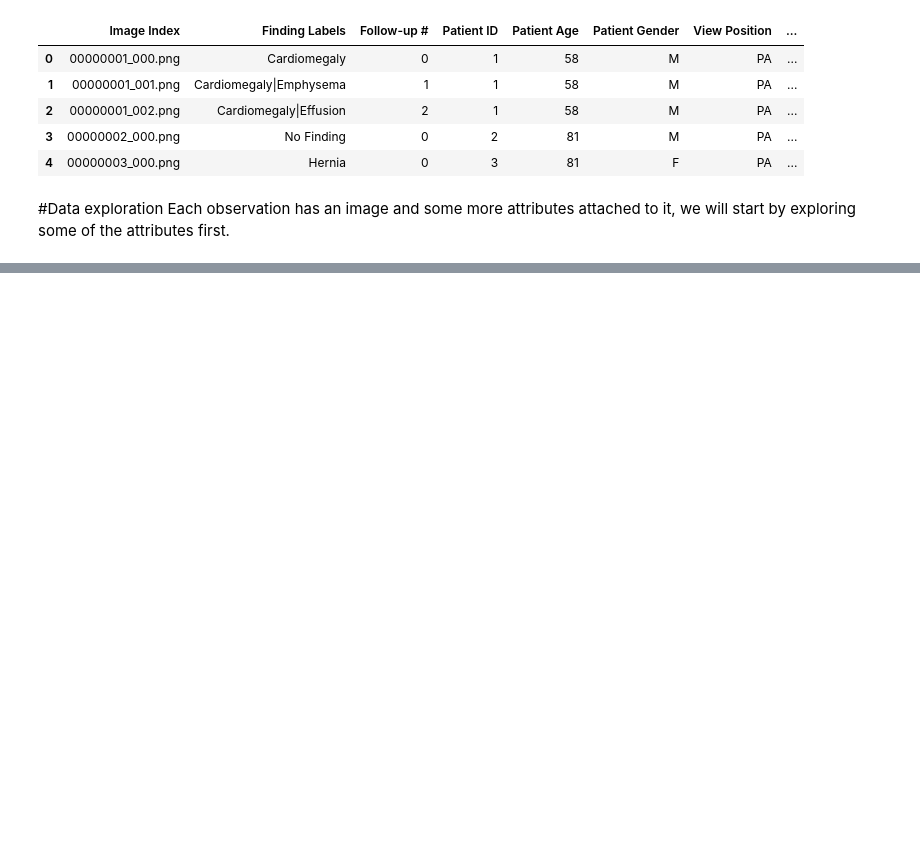
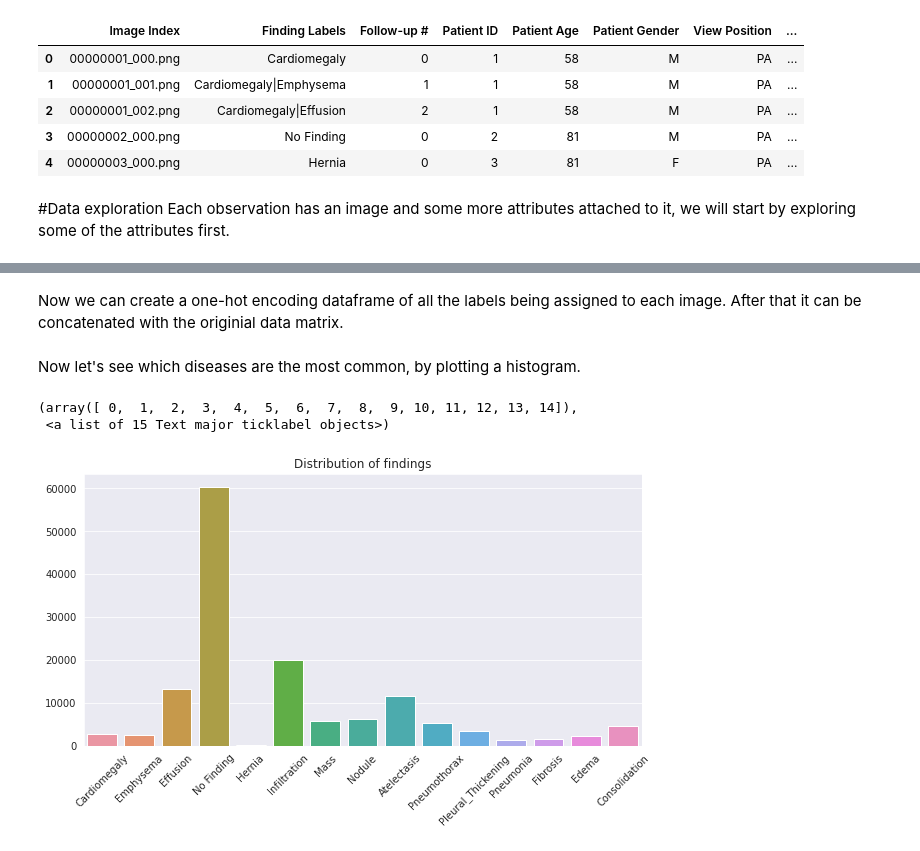
Before and after one commit to yeric1789/CMSC320_Final_Project, a Jupyter notebook: NoteBookFinalProject.ipynb, the cells around one changed output, grey strips where cells are left out. Drawn from its saved outputs; the diff is of its cells as text; code cells hidden in the pictures; blank space fills up the shorter version.

Commit message:
Created plots, one-hot encoding + small adjustments

```diff
--- a/NoteBookFinalProject.ipynb
+++ b/NoteBookFinalProject.ipynb
@@ -5,6 +5,8 @@ import pandas as pd
 import numpy as np
 import seaborn as sns
 from matplotlib import pyplot as plt
+# %%
+sns.set_style("darkgrid")
 # %% [markdown]
 #Loading the data
 # %%
@@ -37,3 +39,15 @@ data.describe()
 | 50% | 3.000000 | 13993.000000 | 49.000000 | 2518.000000 | 2544.000000 | 0.143000 | 0.143000 | ... |
 | 75% | 10.000000 | 20673.000000 | 59.000000 | 2992.000000 | 2991.000000 | 0.168000 | 0.168000 | ... |
 | max | 183.000000 | 30805.000000 | 414.000000 | 3827.000000 | 4715.000000 | 0.198800 | 0.198800 | ... |
+# %%
+overview = {}
+for idx, des in enumerate(data['Finding Labels'].unique()):
+  findings = des.split('|')
+  data['Finding Labels'][idx] = findings
+
+  # Get an overview of how many conditions we are working with
+  for j in findings:
+    if j in overview.keys():
+      overview[j] += 1
+    else:
+      overview[j] = 1
@@ -39,0 +66,11 @@ data.describe()
+# %%
+data['Finding Labels'] = data.apply(lambda x: x['Finding Labels'].split('|'),axis = 1)
+
+# Count the different
+overview = {}
+for findings in data['Finding Labels']:
+  for j in findings:
+    if j in overview.keys():
+      overview[j] += 1
+    else:
+      overview[j] = 1
@@ -39,0 +95,2 @@ data.describe()
+# %% [markdown]
+Now we can create a one-hot encoding dataframe of all the labels being assigned to each image. After that it can be concatenated with the originial data matrix.
@@ -39,0 +104,13 @@ data.describe()
+# %% [markdown]
+Now let's see which diseases are the most common, by plotting a histogram.
+# %%
+plt.rcParams["figure.figsize"] = (10,5)
+x = list(overview.keys())
+y = list(overview.values())
+sns.barplot(x,y)
+plt.title('Distribution of findings')
+plt.xticks(rotation=45)
+# %% [output]
+(array([ 0,  1,  2,  3,  4,  5,  6,  7,  8,  9, 10, 11, 12, 13, 14]),
+ <a list of 15 Text major ticklabel objects>)
+[figure, added]
```
Also changed, not shown: parts of 5 cells of this notebook.
